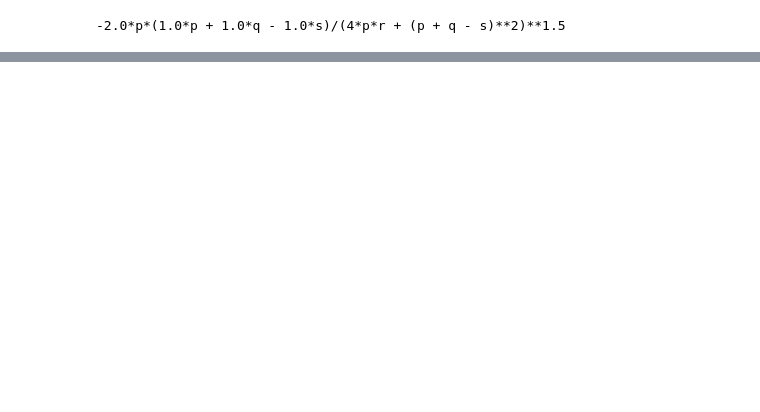
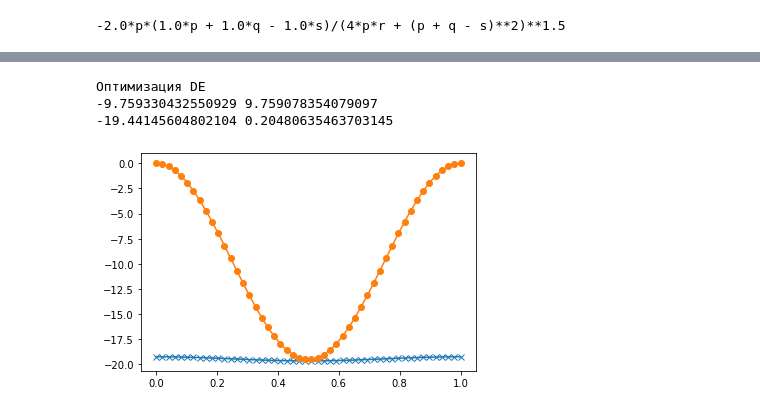
Before and after one commit to Breketov/MMPO, a Jupyter notebook: MMPO.ipynb, the cells around one changed output, grey strips where cells are left out. Drawn from its saved outputs; the diff is of its cells as text; code cells hidden in the pictures; blank space fills up the shorter version.

```diff
--- a/MMPO.ipynb
+++ b/MMPO.ipynb
@@ -792,0 +993,27 @@ print(diff(diff(-s - p - q + (4*r*p + (p + q - s)**2)**(1/2), q), r))
+# %%
+Aj = result_DE.x[0]
+Aa = result_DE.x[1]
+
+Bj = -(alpha_j*sigma1 - 2*delta_j*(Aj  + D0))/(2*(4*(np.pi**2)*betta_j + delta_j))
+Ba = -(alpha_a*sigma1 - 2*delta_a*(Aa  + D0))/(2*(4*(np.pi**2)*betta_a + delta_a))
+
+import numpy as np
+import random as rn
+import matplotlib.pyplot as plt
+
+t = np.linspace(0, 1)
+#Какие то стандартные значения из таблицы макс фитнеса, ну или просто
+
+x1 = Aj + Bj*np.cos(2*np.pi*t)
+x2 = Aa + Ba*np.cos(2*np.pi*t)
+print('Оптимизация DE')
+print(Aa, Ba)
+print(Aj, Bj)
+plt.plot(t, x1, '-x') #Молодые
+plt.plot(t, x2, '-o') #Пожилые
+plt.show()
+# %% [output]
+Оптимизация DE
+-9.759330432550929 9.759078354079097
+-19.44145604802104 0.20480635463703145
+[figure, added]
```
Also changed, not shown: parts of 13 cells of this notebook, 8 other files.
